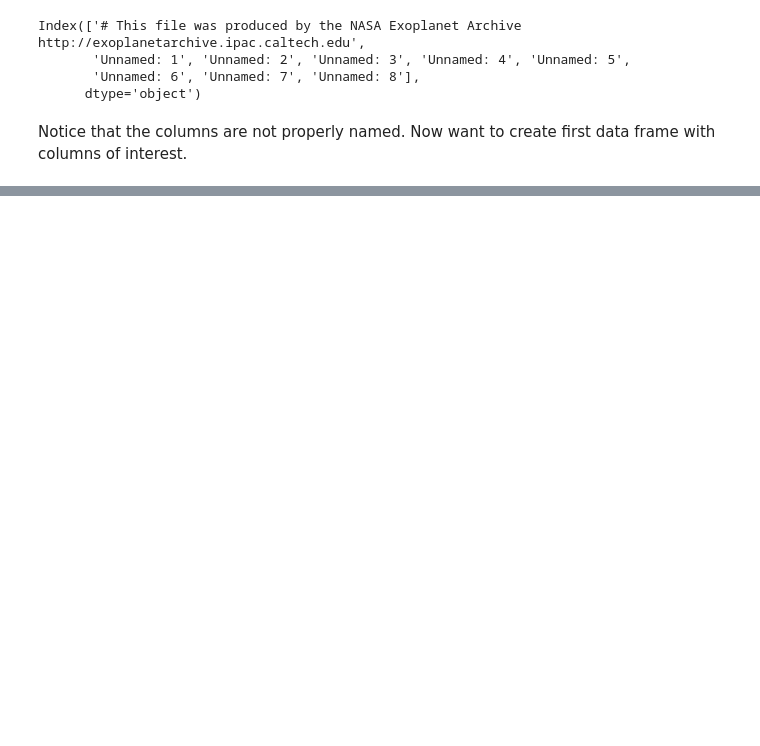
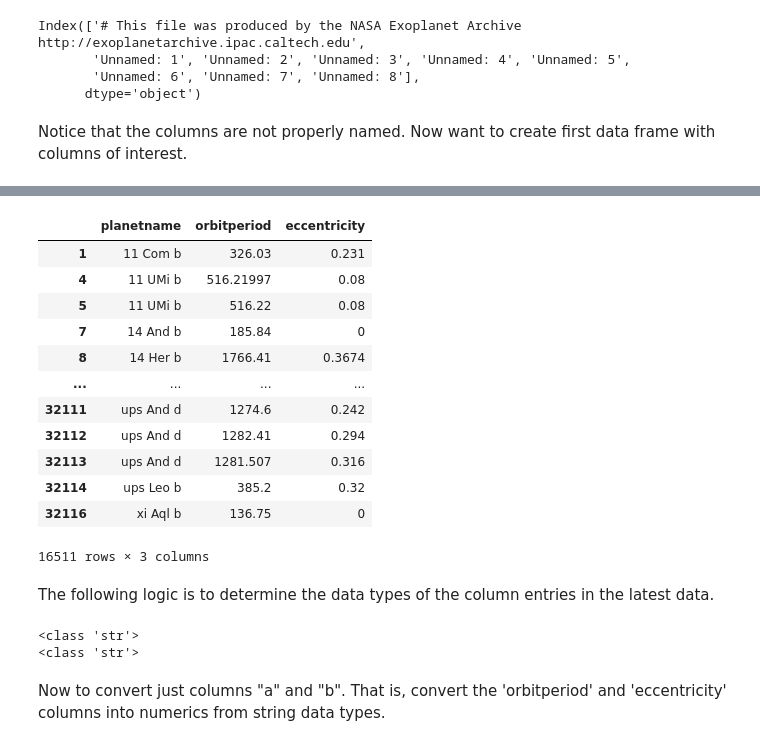
Before and after one commit to jbravo87/blog-projects, a Jupyter notebook: exoplanet_data_notebook.ipynb, the cells around one changed output, grey strips where cells are left out. Drawn from its saved outputs; the diff is of its cells as text; code cells hidden in the pictures; blank space fills up the shorter version.

```diff
--- a/exoplanet_data_notebook.ipynb
+++ b/exoplanet_data_notebook.ipynb
@@ -62,0 +88,28 @@ raw_data
+# %%
+df2 = df1.dropna()
+# %%
+df2
+# %% [output]
+|  | planetname | orbitperiod | eccentricity |
+| 1 | 11 Com b | 326.03 | 0.231 |
+| 4 | 11 UMi b | 516.21997 | 0.08 |
+| 5 | 11 UMi b | 516.22 | 0.08 |
+| 7 | 14 And b | 185.84 | 0 |
+| 8 | 14 Her b | 1766.41 | 0.3674 |
+| ... | ... | ... | ... |
+| 32111 | ups And d | 1274.6 | 0.242 |
+| 32112 | ups And d | 1282.41 | 0.294 |
+| 32113 | ups And d | 1281.507 | 0.316 |
+| 32114 | ups Leo b | 385.2 | 0.32 |
+| 32116 | xi Aql b | 136.75 | 0 |
+16511 rows × 3 columns
+# %% [markdown]
+The following logic is to determine the data types of the column entries in the latest data.
+# %%
+print(type(df2.iloc[0][1])) # <- Notice the columns are strings and not numeric.
+print(type(df2.iloc[0][2]))
+# %% [output]
+<class 'str'>
+<class 'str'>
+# %% [markdown]
+Now to convert just columns "a" and "b". That is, convert the 'orbitperiod' and 'eccentricity' columns into numerics from string data types.
```
Also changed, not shown: parts of 28 cells of this notebook.
